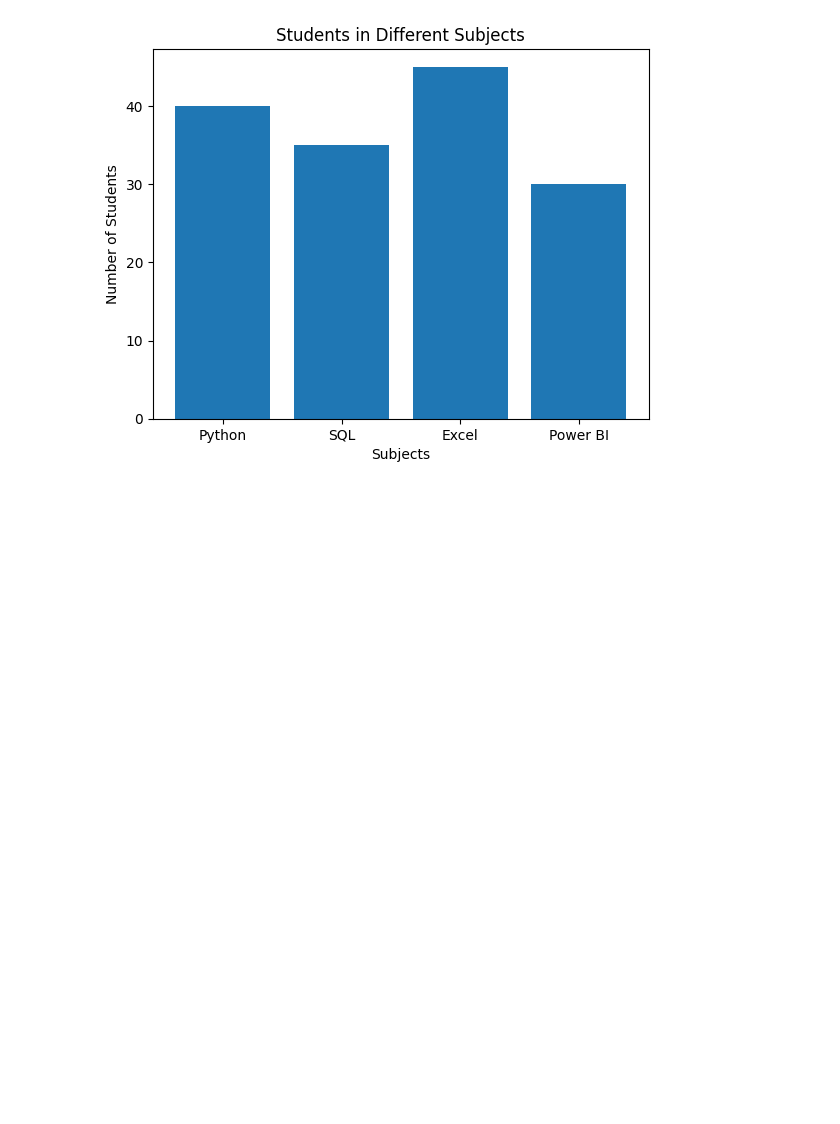
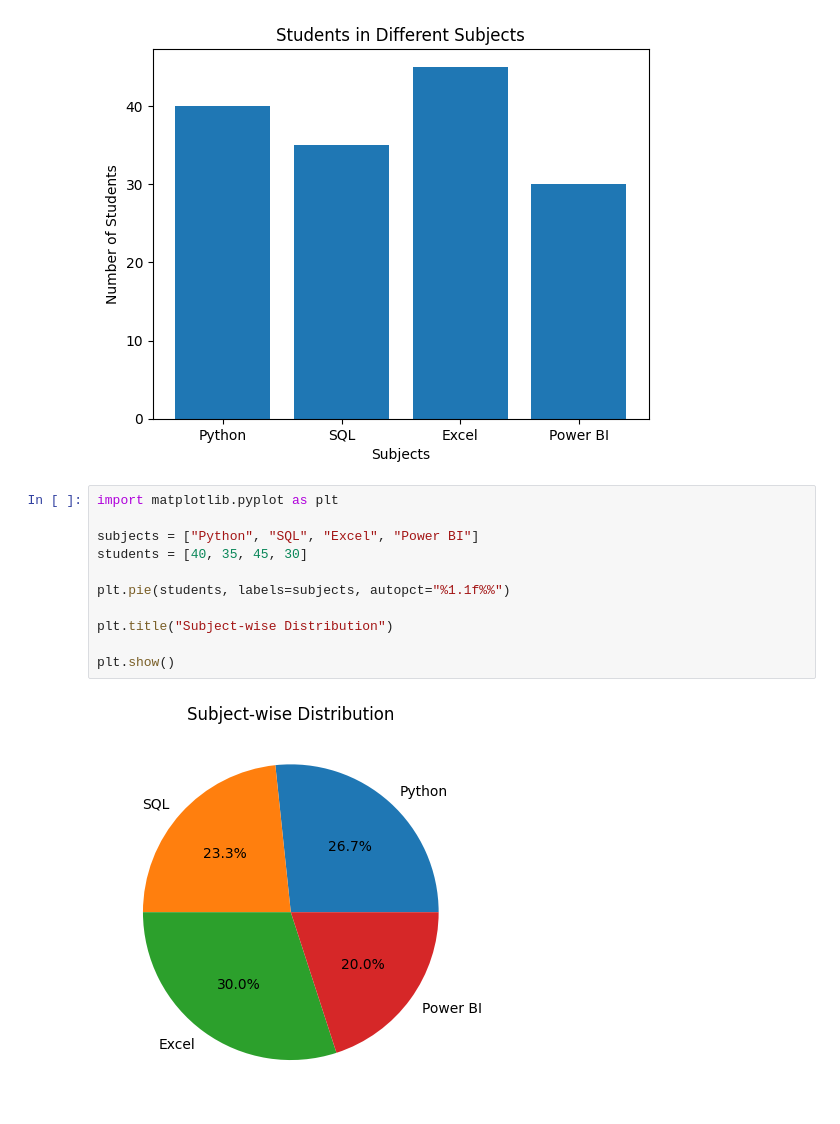
Before and after one commit to mahimarawat0707/Learn-Python-with-Me, a Jupyter notebook: Library/Matplotlib/matplotlib.ipynb, the cells around one changed output. Drawn from its saved outputs; the diff is of its cells as text; blank space fills up the shorter version.

Commit message:
matplotlib

```diff
--- a/Library/Matplotlib/matplotlib.ipynb
+++ b/Library/Matplotlib/matplotlib.ipynb
@@ -46,3 +46,16 @@ plt.ylabel("Number of Students")
 plt.show()
 # %% [output]
 [figure]
+# %%
+import matplotlib.pyplot as plt
+
+subjects = ["Python", "SQL", "Excel", "Power BI"]
+students = [40, 35, 45, 30]
+
+plt.pie(students, labels=subjects, autopct="%1.1f%%")
+
+plt.title("Subject-wise Distribution")
+
+plt.show()
+# %% [output]
+[figure, added]
```
